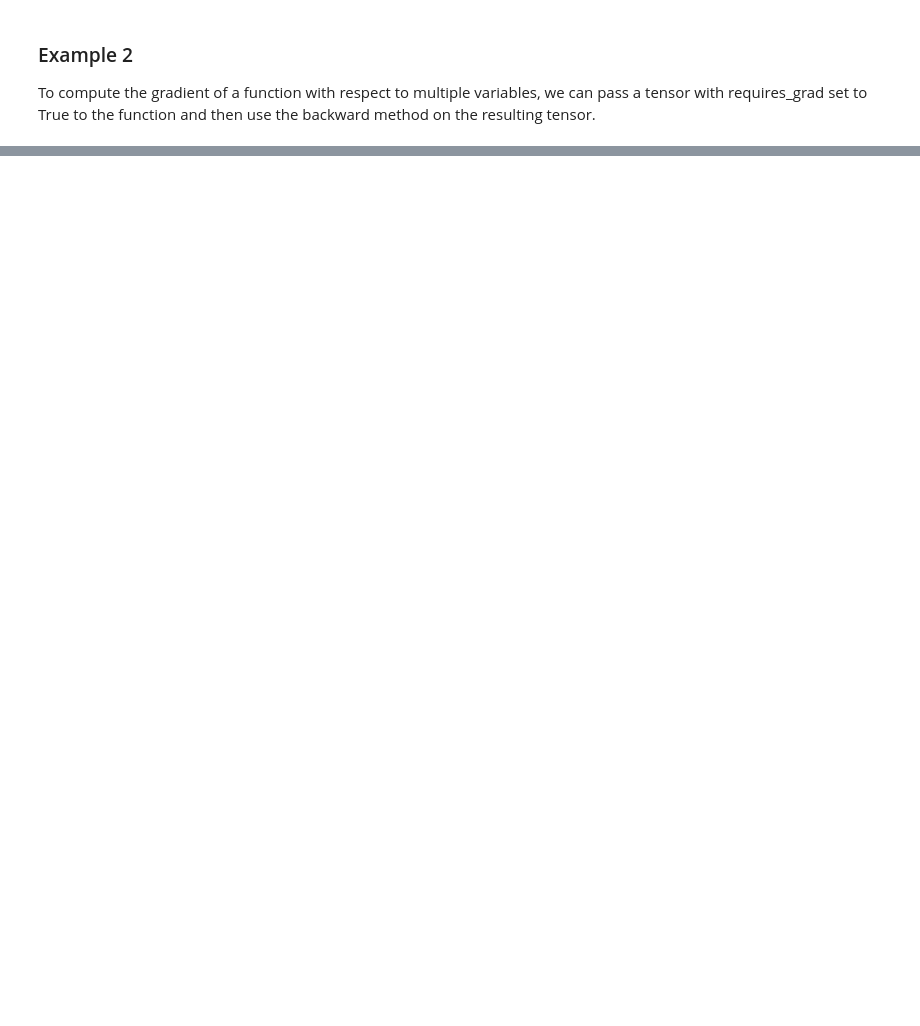
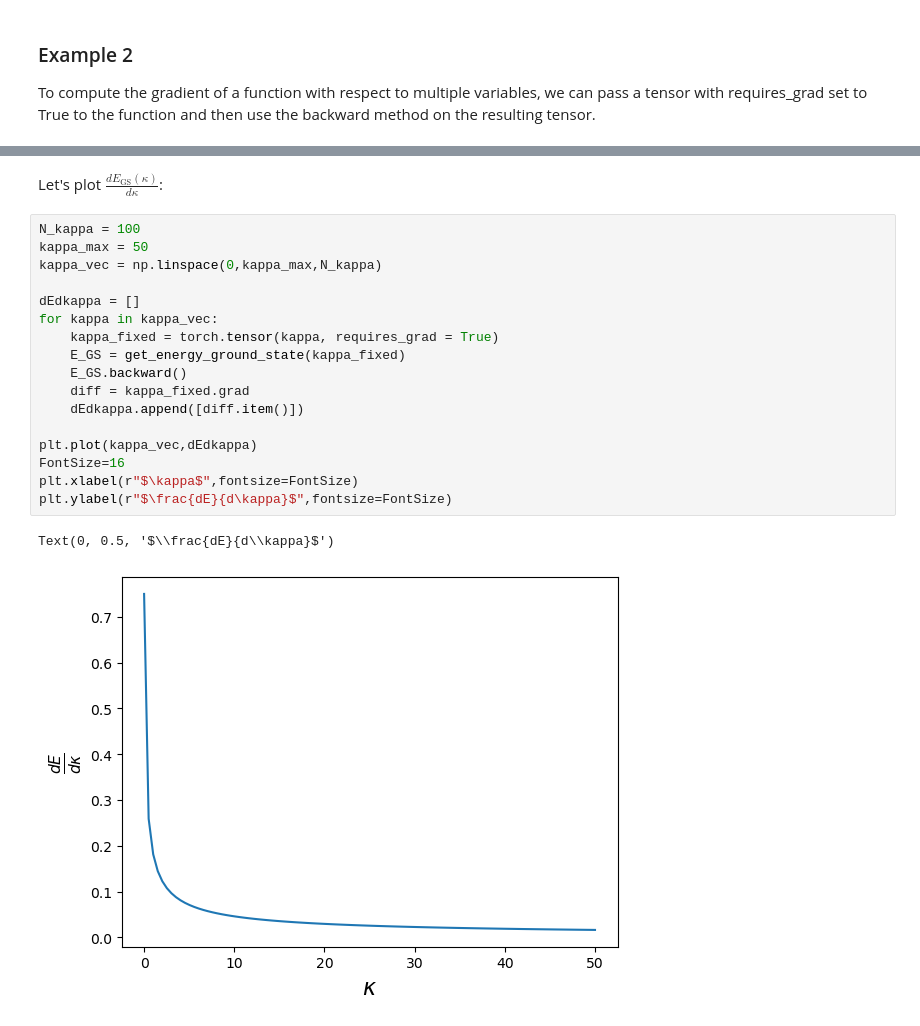
Before and after one commit to BorjaRequena/Neural-Network-Course, a Jupyter notebook: nbs/course/automatic_differentiation_pytorch.ipynb, the cells around one changed output, grey strips where cells are left out. Saved outputs shown, nothing was run; the diff lists cells and outputs as text; blank space fills up the shorter version.

```diff
--- a/nbs/course/automatic_differentiation_pytorch.ipynb
+++ b/nbs/course/automatic_differentiation_pytorch.ipynb
@@ -184 +384,23 @@ tensor(3.0000)
+# %% [markdown]
+Let's plot $\frac{d E_{\text{GS}}(\kappa)}{d \kappa}$:
+# %%
+N_kappa = 100
+kappa_max = 50
+kappa_vec = np.linspace(0,kappa_max,N_kappa)
+
+dEdkappa = []
+for kappa in kappa_vec:
+    kappa_fixed = torch.tensor(kappa, requires_grad = True)
+    E_GS = get_energy_ground_state(kappa_fixed)
+    E_GS.backward()
+    diff = kappa_fixed.grad
+    dEdkappa.append([diff.item()])
+
+plt.plot(kappa_vec,dEdkappa)
+FontSize=16
+plt.xlabel(r"$\kappa$",fontsize=FontSize)
+plt.ylabel(r"$\frac{dE}{d\kappa}$",fontsize=FontSize)
+# %% [output]
+Text(0, 0.5, '$\\frac{dE}{d\\kappa}$')
+[figure, added]
 # %% [markdown]
```
Also changed, not shown: parts of 41 cells of this notebook, 2 other files.
